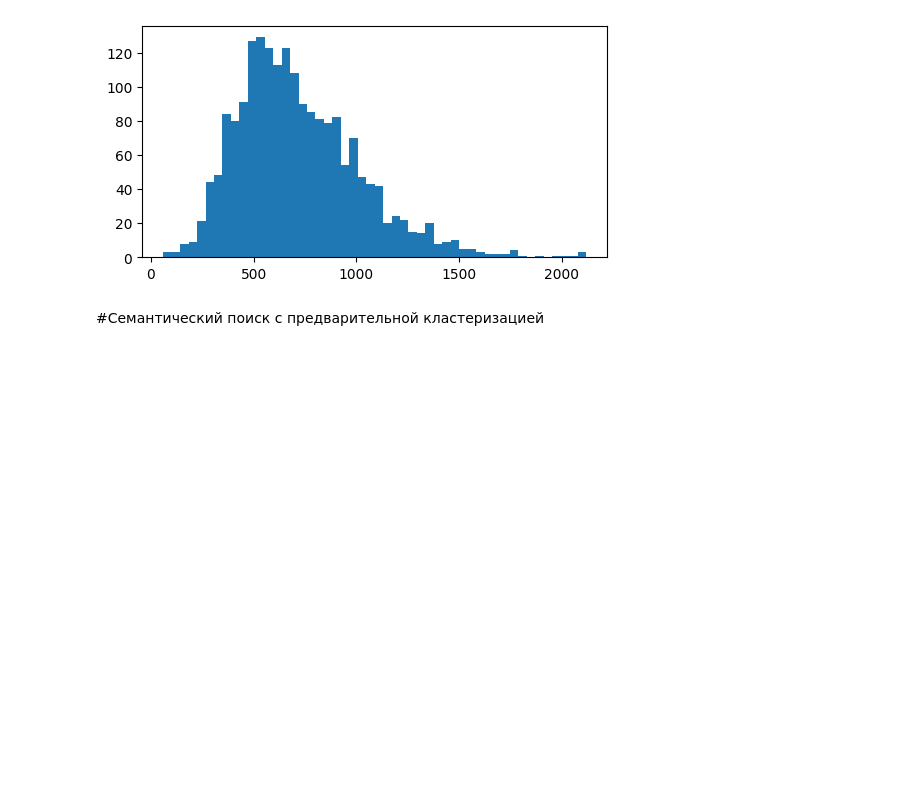
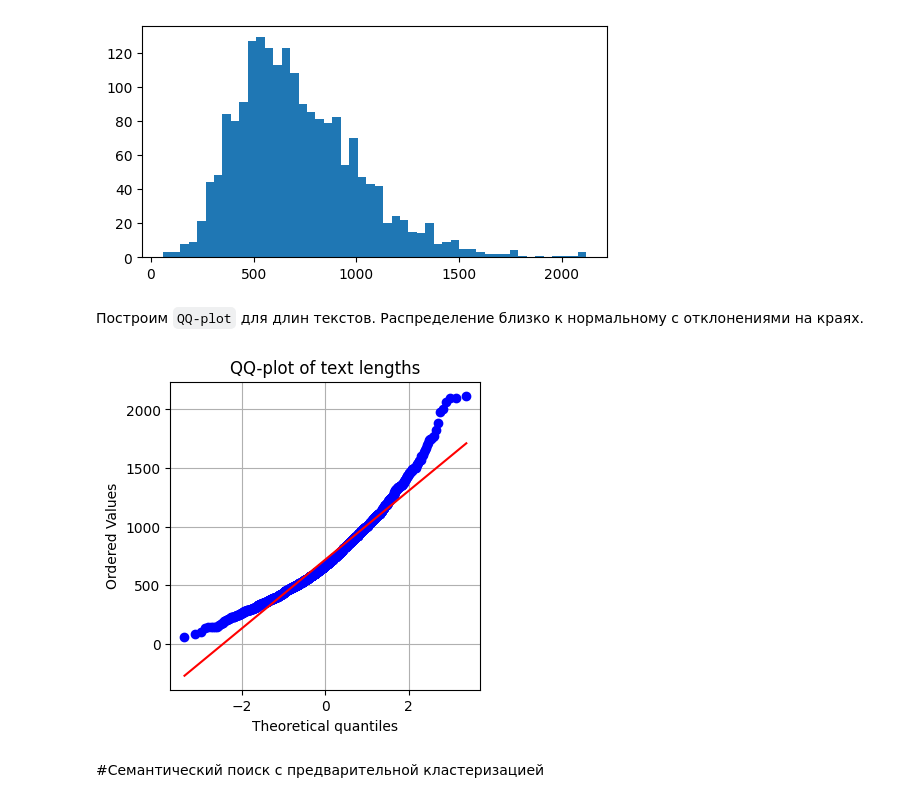
Before and after one commit to pymlex/mephi-library-search, a Jupyter notebook: biti_mephi_books_semantic_search.ipynb, the cells around one changed output. Drawn from its saved outputs; the diff is of its cells as text; code cells hidden in the pictures; blank space fills up the shorter version.

```diff
--- a/biti_mephi_books_semantic_search.ipynb
+++ b/biti_mephi_books_semantic_search.ipynb
@@ -86,6 +88,18 @@ plt.hist(lens, bins=50)
 plt.show()
 # %% [output]
 [figure]
+# %% [markdown]
+Построим `QQ-plot` для длин текстов. Распределение близко к нормальному с отклонениями на краях.
+# %%
+from scipy import stats
+
+plt.figure(figsize=(4, 4))
+stats.probplot(lens, plot=plt)
+plt.title('QQ-plot of text lengths')
+plt.grid(True)
+plt.show()
+# %% [output]
+[figure, added]
 # %% [markdown]
 #Семантический поиск с предварительной кластеризацией
 # %% [markdown]
```
Also changed, not shown: parts of 26 cells of this notebook, 6 other files.
